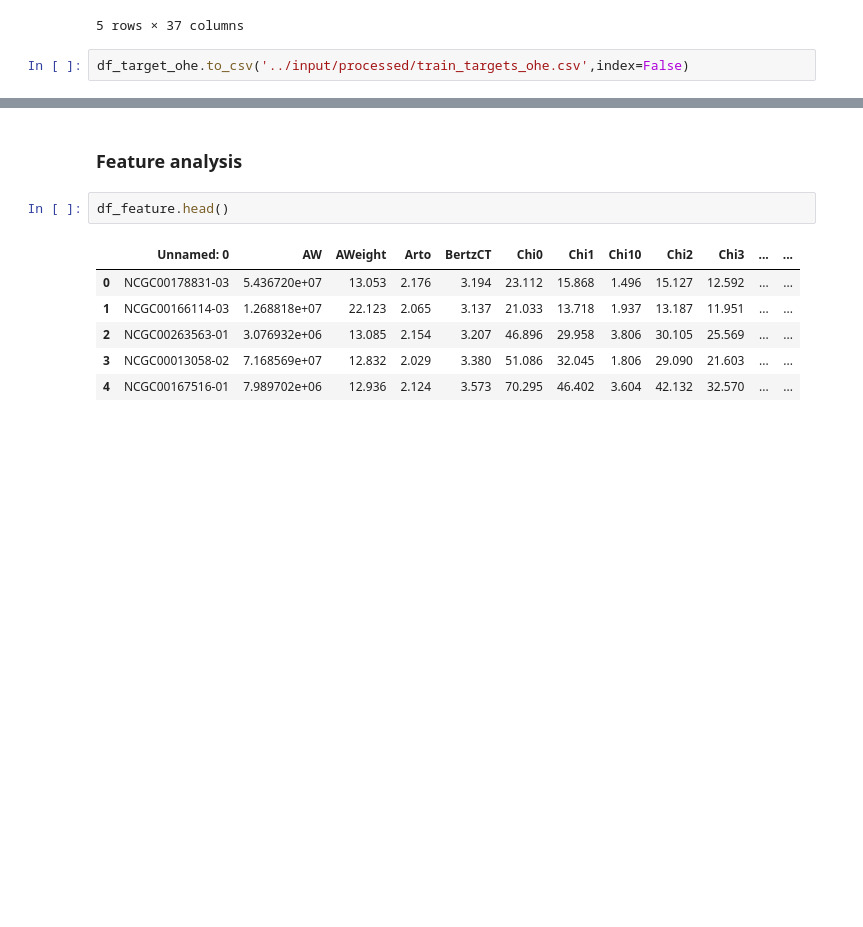
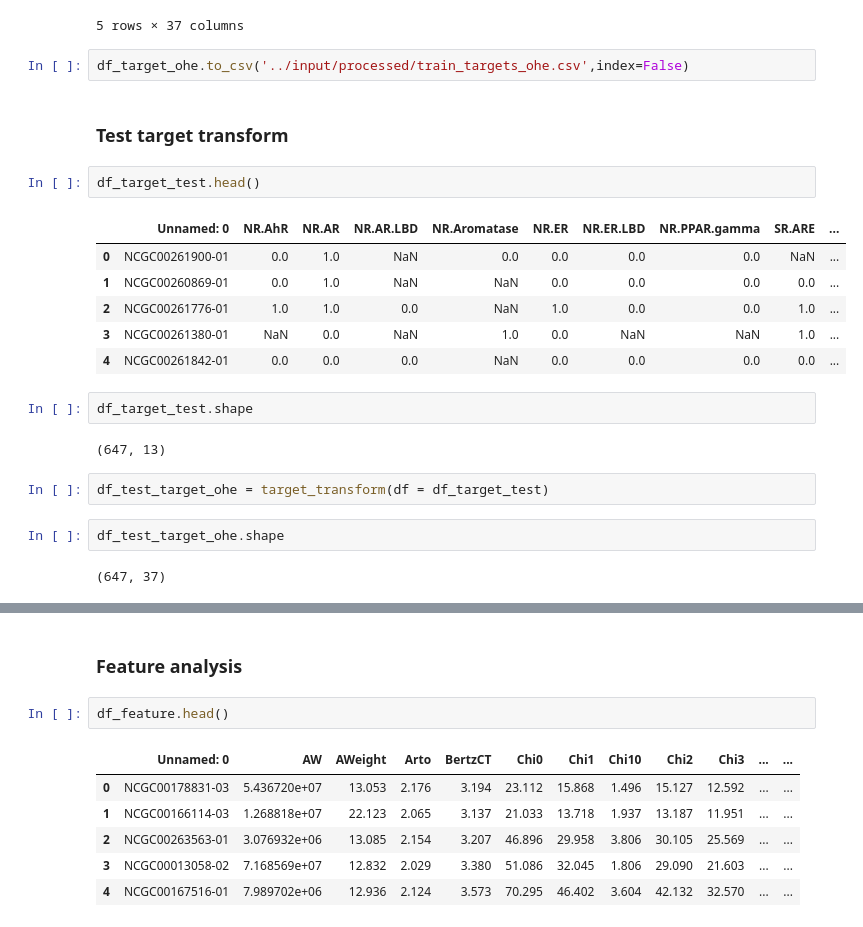
Before and after one commit to dinabandhu50/PROJECT_tox21, a Jupyter notebook: notebooks/eda.ipynb, the cells around one changed output, grey strips where cells are left out. Cells and saved outputs as stored; diff of their text form; blank space fills up the shorter version.

```diff
--- a/notebooks/eda.ipynb
+++ b/notebooks/eda.ipynb
@@ -198,3 +179,24 @@ df_target_ohe.head()
 5 rows × 37 columns
 # %%
 df_target_ohe.to_csv('../input/processed/train_targets_ohe.csv',index=False)
+# %% [markdown]
+### Test target transform
+# %%
+df_target_test.head()
+# %% [output]
+|  | Unnamed: 0 | NR.AhR | NR.AR | NR.AR.LBD | NR.Aromatase | NR.ER | NR.ER.LBD | NR.PPAR.gamma | SR.ARE | ... |
+| 0 | NCGC00261900-01 | 0.0 | 1.0 | NaN | 0.0 | 0.0 | 0.0 | 0.0 | NaN | ... |
+| 1 | NCGC00260869-01 | 0.0 | 1.0 | NaN | NaN | 0.0 | 0.0 | 0.0 | 0.0 | ... |
+| 2 | NCGC00261776-01 | 1.0 | 1.0 | 0.0 | NaN | 1.0 | 0.0 | 0.0 | 1.0 | ... |
+| 3 | NCGC00261380-01 | NaN | 0.0 | NaN | 1.0 | 0.0 | NaN | NaN | 1.0 | ... |
+| 4 | NCGC00261842-01 | 0.0 | 0.0 | 0.0 | NaN | 0.0 | 0.0 | 0.0 | 0.0 | ... |
+# %%
+df_target_test.shape
+# %% [output]
+(647, 13)
+# %%
+df_test_target_ohe = target_transform(df = df_target_test)
+# %%
+df_test_target_ohe.shape
+# %% [output]
+(647, 37)
```
Also changed, not shown: parts of 33 cells of this notebook, 8 other files.
